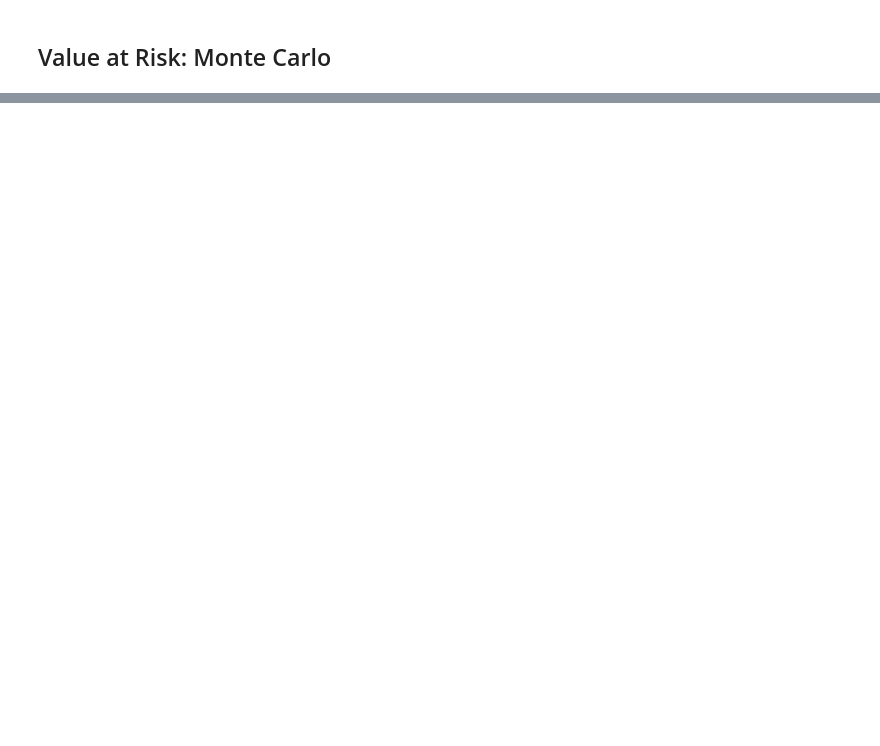
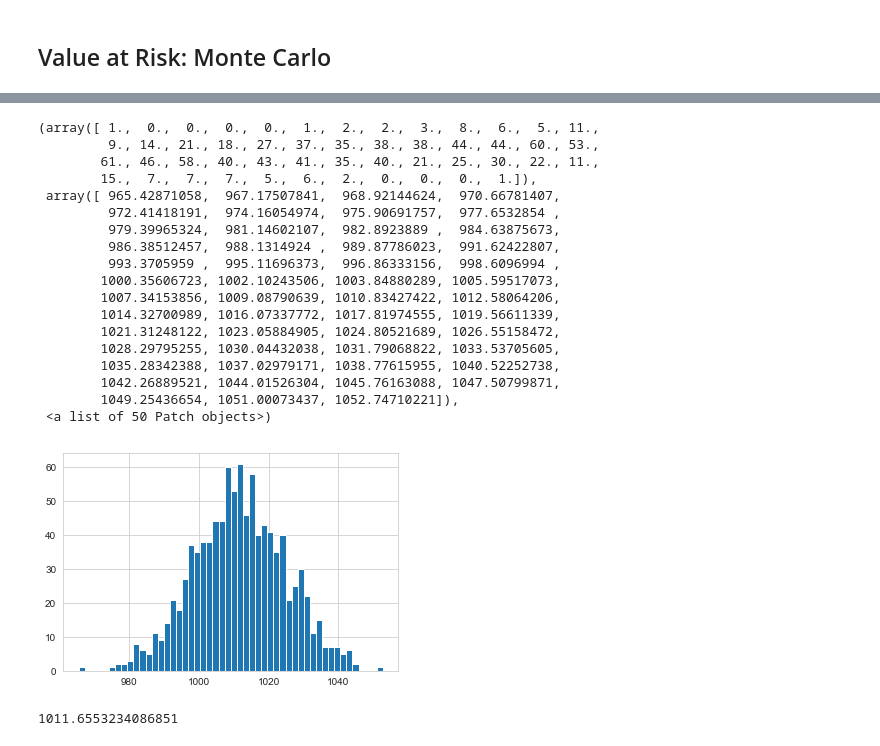
Before and after one commit to kimdang/Stock-Market-Analysis, a Jupyter notebook: Stock Market Analysis.ipynb, the cells around one changed output, grey strips where cells are left out. Saved outputs shown, nothing was run; the diff lists cells and outputs as text; code cells hidden in the pictures; blank space fills up the shorter version.

```diff
--- a/Stock Market Analysis.ipynb
+++ b/Stock Market Analysis.ipynb
@@ -162,0 +187,31 @@ for monte_carlo (start_price,dt,miu,sigma)
+# %%
+runs = 10000
+simulation = np.zeros(runs)
+for j in range(runs):
+    simulation[j] = monte_carlo(1010,dt,mu,sigma,days)[-1]
+# %%
+plt.hist(simulation,bins=50)
+# %% [output]
+(array([ 1.,  0.,  0.,  0.,  0.,  1.,  2.,  2.,  3.,  8.,  6.,  5., 11.,
+         9., 14., 21., 18., 27., 37., 35., 38., 38., 44., 44., 60., 53.,
+        61., 46., 58., 40., 43., 41., 35., 40., 21., 25., 30., 22., 11.,
+        15.,  7.,  7.,  7.,  5.,  6.,  2.,  0.,  0.,  0.,  1.]),
+ array([ 965.42871058,  967.17507841,  968.92144624,  970.66781407,
+         972.41418191,  974.16054974,  975.90691757,  977.6532854 ,
+         979.39965324,  981.14602107,  982.8923889 ,  984.63875673,
+         986.38512457,  988.1314924 ,  989.87786023,  991.62422807,
+         993.3705959 ,  995.11696373,  996.86333156,  998.6096994 ,
+        1000.35606723, 1002.10243506, 1003.84880289, 1005.59517073,
+        1007.34153856, 1009.08790639, 1010.83427422, 1012.58064206,
+        1014.32700989, 1016.07337772, 1017.81974555, 1019.56611339,
+        1021.31248122, 1023.05884905, 1024.80521689, 1026.55158472,
+        1028.29795255, 1030.04432038, 1031.79068822, 1033.53705605,
+        1035.28342388, 1037.02979171, 1038.77615955, 1040.52252738,
+        1042.26889521, 1044.01526304, 1045.76163088, 1047.50799871,
+        1049.25436654, 1051.00073437, 1052.74710221]),
+ <a list of 50 Patch objects>)
+[figure, added]
+# %%
+simulation.mean()
+# %% [output]
+1011.6553234086851
```
Also changed, not shown: parts of 20 cells of this notebook.
